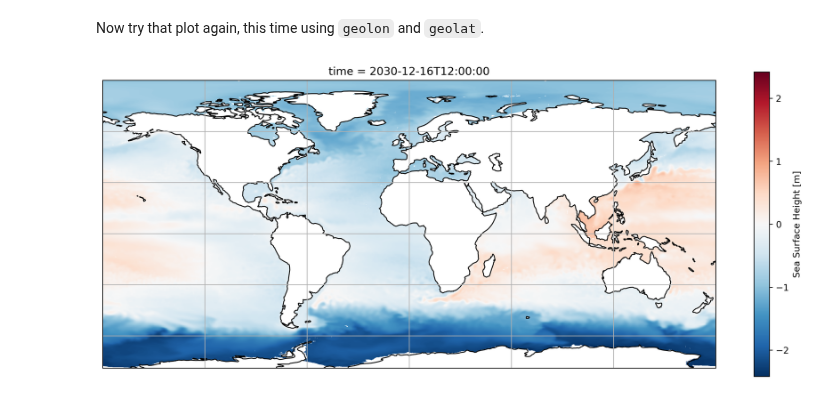
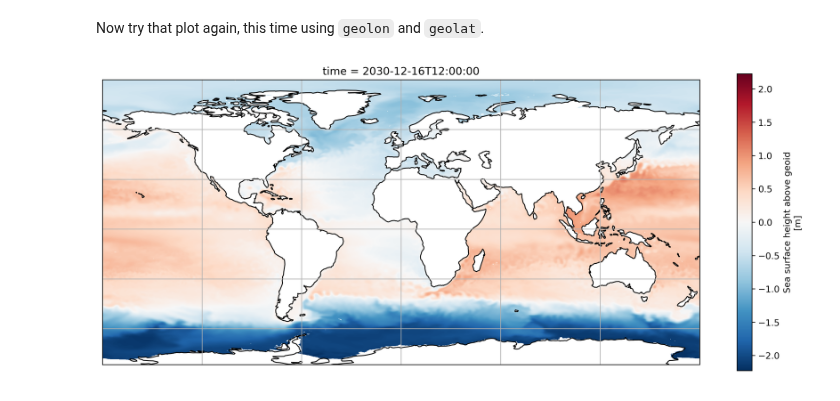
Before and after one commit to ACCESS-Community-Hub/access-cm3-paper-1, a Jupyter notebook: notebooks/polished-python/00_template_notebook.ipynb, the cells around one changed output. Cells and saved outputs as stored; diff of their text form; code cells hidden in the pictures.

```diff
--- a/notebooks/polished-python/00_template_notebook.ipynb
+++ b/notebooks/polished-python/00_template_notebook.ipynb
@@ -13,9 +13,14 @@ For more information about using intake-esm to find and load data, see:
 #parameters
 
 ### USER EDIT start
-esm_file='/g/data/zv30/non-cmip/ACCESS-CM3/cm3-run-11-08-2025-25km-beta-om3-new-um-params/cm3-demo-datastore/cm3-demo-datastore.json'
+#See the available cm3 experiment list here
+#https://access-cm3-configs.readthedocs.io/Experiments/
 
+#esm_file='/g/data/zv30/non-cmip/ACCESS-CM3/cm3-run-11-08-2025-25km-beta-om3-new-um-params/cm3-demo-datastore/cm3-demo-datastore.json'
 # esm_file='/g/data/zv30/non-cmip/ACCESS-CM3/cm3-run-11-08-2025-25km-beta-om3-new-um-params/cm3-demo-datastore/cm3-virtual-datastore.json'
+
+esm_file='/g/data/zv30/non-cmip/ACCESS-CM3/cm3-run-20-01-2026-om3-update/cm3-datastore/cm3-datastore.json'
+
 dpi=300
 ### USER EDIT stop
 
@@ -103,7 +105,7 @@ available_variables(datastore_filtered)
 # %% [markdown]
 ### Load monthly sea surface height (`zos`) and plot the field at the last available time
 # %%
-zos = datastore.search(variable="SSH", frequency="1mon").to_dask(
+zos = datastore.search(variable="zos", frequency="1mon").to_dask(
     xarray_combine_by_coords_kwargs = dict( # These kwargs can make things faster
         compat="override",
         data_vars="minimal",
@@ -131,10 +133,9 @@ Notice that the white land-masked regions are distorted away from the coastlines
 We can get these coorindates from the intake-esm datastore. However, note that `geolon` and `geolat` contain NaNs in regions where processors were masked over land. Below we replace these NaNs with zeros so that the coordinates can be used for plotting.
 # %%
 coords = datastore.search(variable=["geolat", "geolon"]).to_dask(
-    xarray_open_kwargs = dict(
-        use_cftime=True
-    )
-).compute()
+    preprocess=lambda ds: ds.set_coords(["geolat", "geolon"])
+).reset_coords(["geolat", "geolon"]).compute()
+
 coords = coords.fillna(0.0)
 
 zos = zos.assign_coords(coords)
@@ -143,13 +144,13 @@ Now try that plot again, this time using `geolon` and `geolat`.
 # %%
 proj = ccrs.PlateCarree()
 fig, ax = plt.subplots(figsize=(15,6), subplot_kw=dict(projection=proj))
 
-zos["SSH"].isel(time=-1).plot(ax=ax, x="geolon", y="geolat")
+zos["zos"].isel(time=-1).plot(ax=ax, x="geolon", y="geolat")
 
 ax.coastlines()
 _ = ax.gridlines()
 plt.savefig(plotfolder+'exampleout.png')
 # %% [output]
-[figure, old version]
+[figure, new version]
 # %%
 client.close()
```
Also changed, not shown: parts of 4 cells of this notebook.
